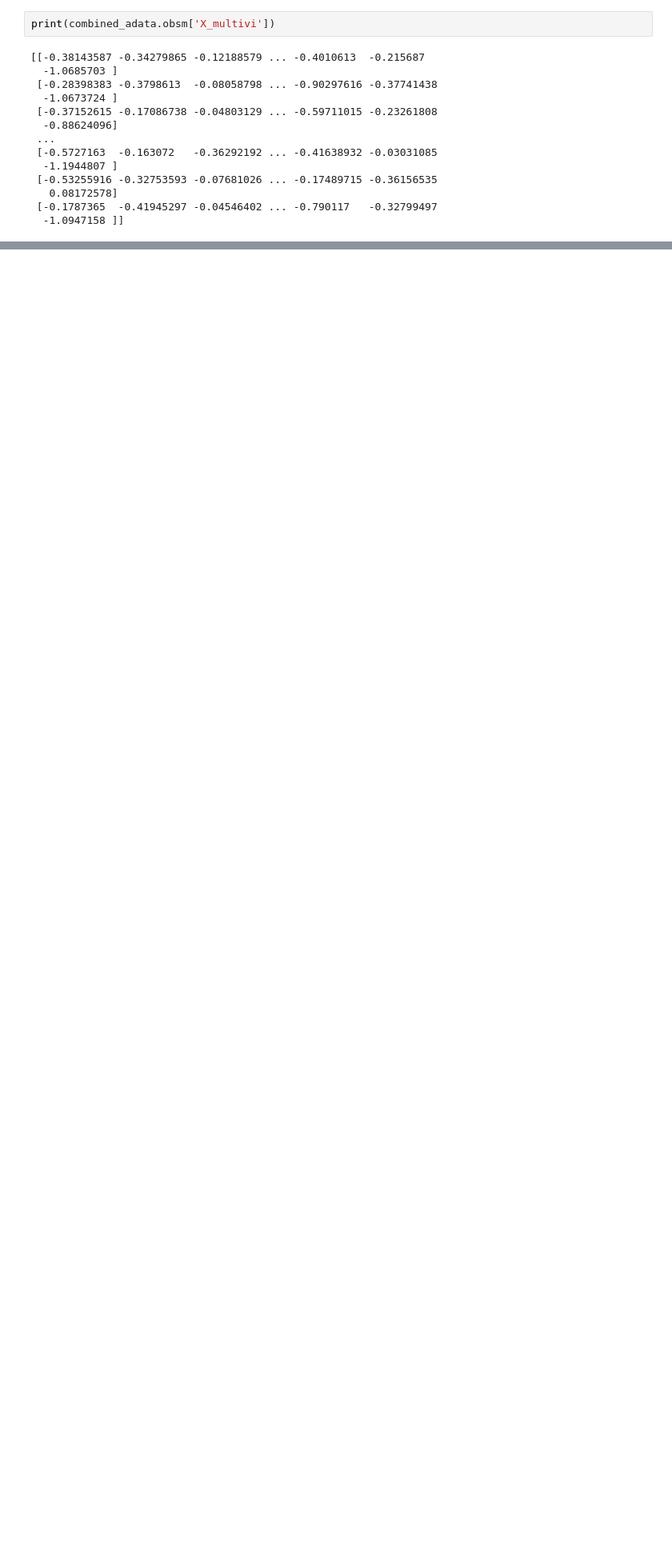
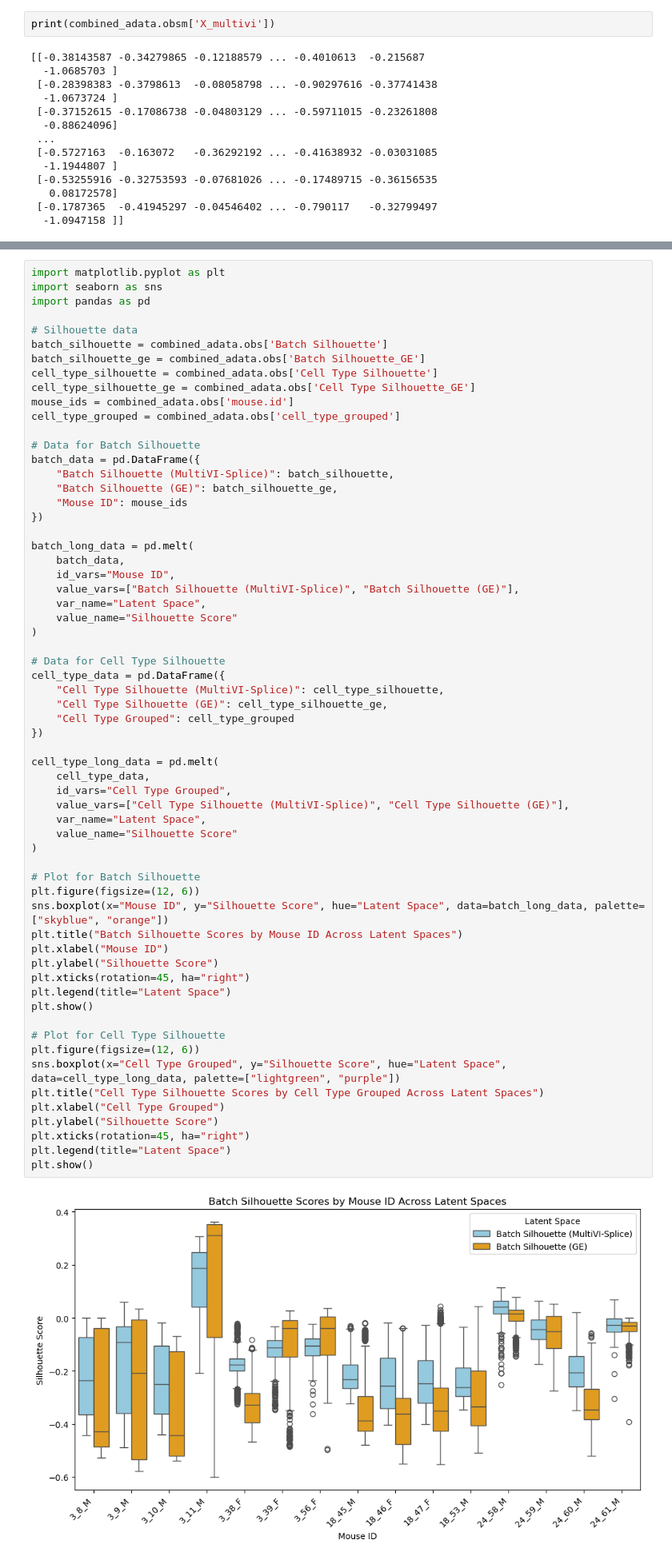
Before and after one commit to smritivaidyanathan/multivi_tools_splicing, a Jupyter notebook: data_analysis.ipynb, the cells around one changed output, grey strips where cells are left out. Shown at 80% size. Saved outputs shown, nothing was run; the diff lists cells and outputs as text; blank space fills up the shorter version.

```diff
--- a/data_analysis.ipynb
+++ b/data_analysis.ipynb
@@ -260,0 +275,64 @@ plt.show()
+# %%
+import matplotlib.pyplot as plt
+import seaborn as sns
+import pandas as pd
+
+# Silhouette data
+batch_silhouette = combined_adata.obs['Batch Silhouette']
+batch_silhouette_ge = combined_adata.obs['Batch Silhouette_GE']
+cell_type_silhouette = combined_adata.obs['Cell Type Silhouette']
+cell_type_silhouette_ge = combined_adata.obs['Cell Type Silhouette_GE']
+mouse_ids = combined_adata.obs['mouse.id']
+cell_type_grouped = combined_adata.obs['cell_type_grouped']
+
+# Data for Batch Silhouette
+batch_data = pd.DataFrame({
+    "Batch Silhouette (MultiVI-Splice)": batch_silhouette,
+    "Batch Silhouette (GE)": batch_silhouette_ge,
+    "Mouse ID": mouse_ids
+})
+
+batch_long_data = pd.melt(
+    batch_data,
+    id_vars="Mouse ID",
+    value_vars=["Batch Silhouette (MultiVI-Splice)", "Batch Silhouette (GE)"],
+    var_name="Latent Space",
+    value_name="Silhouette Score"
+)
+
+# Data for Cell Type Silhouette
+cell_type_data = pd.DataFrame({
+    "Cell Type Silhouette (MultiVI-Splice)": cell_type_silhouette,
+    "Cell Type Silhouette (GE)": cell_type_silhouette_ge,
+    "Cell Type Grouped": cell_type_grouped
+})
+
+cell_type_long_data = pd.melt(
+    cell_type_data,
+    id_vars="Cell Type Grouped",
+    value_vars=["Cell Type Silhouette (MultiVI-Splice)", "Cell Type Silhouette (GE)"],
+    var_name="Latent Space",
+    value_name="Silhouette Score"
+)
+
+# Plot for Batch Silhouette
+plt.figure(figsize=(12, 6))
+sns.boxplot(x="Mouse ID", y="Silhouette Score", hue="Latent Space", data=batch_long_data, palette=["skyblue", "orange"])
+plt.title("Batch Silhouette Scores by Mouse ID Across Latent Spaces")
+plt.xlabel("Mouse ID")
+plt.ylabel("Silhouette Score")
+plt.xticks(rotation=45, ha="right")
+plt.legend(title="Latent Space")
+plt.show()
+
+# Plot for Cell Type Silhouette
+plt.figure(figsize=(12, 6))
+sns.boxplot(x="Cell Type Grouped", y="Silhouette Score", hue="Latent Space", data=cell_type_long_data, palette=["lightgreen", "purple"])
+plt.title("Cell Type Silhouette Scores by Cell Type Grouped Across Latent Spaces")
+plt.xlabel("Cell Type Grouped")
+plt.ylabel("Silhouette Score")
+plt.xticks(rotation=45, ha="right")
+plt.legend(title="Latent Space")
+plt.show()
+# %% [output]
+[figure, added]
```
Also changed, not shown: parts of 4 cells of this notebook, 2 other files.
